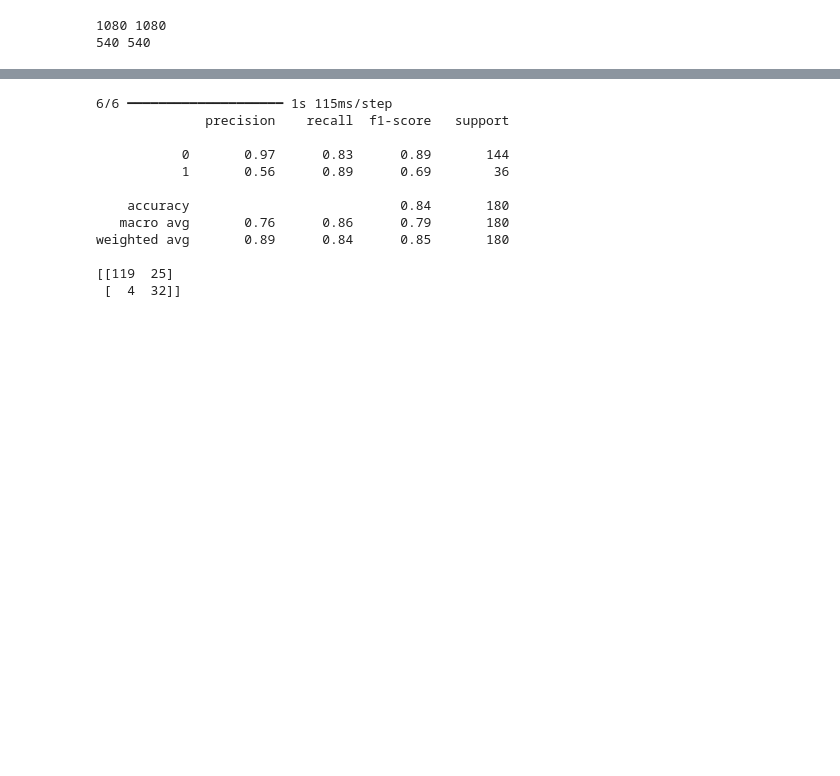
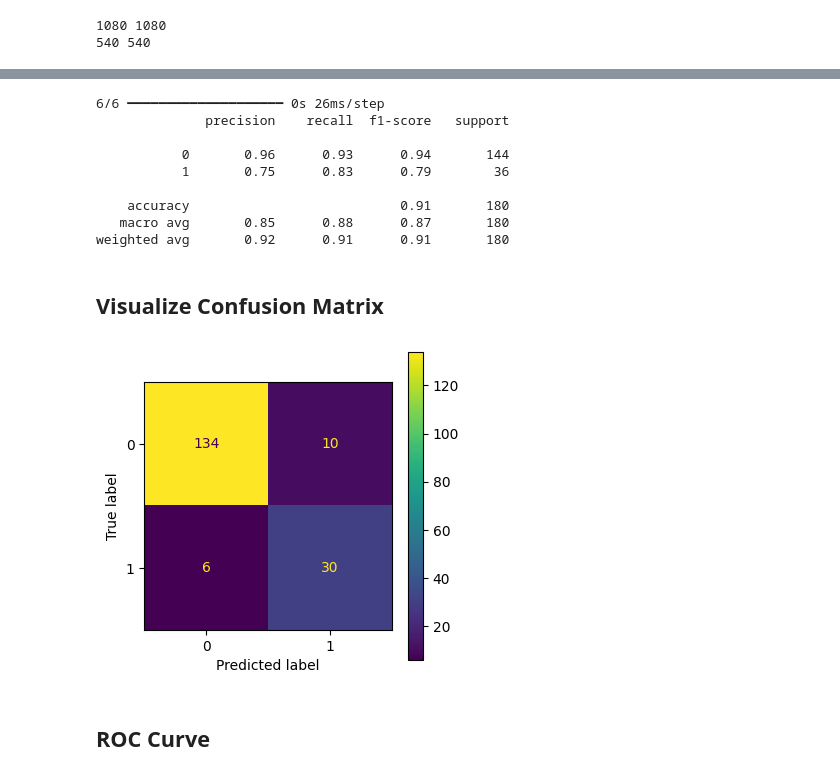
Before and after one commit to noahk587/Brain-Tumor-Detection, a Jupyter notebook: Gils model.ipynb, the cells around one changed output, grey strips where cells are left out. Cells and saved outputs as stored; diff of their text form; code cells hidden in the pictures; blank space fills up the shorter version.

Commit message:
Using a seed, update metrics section

```diff
--- a/Gils model.ipynb
+++ b/Gils model.ipynb
@@ -23,6 +31,6 @@ from sklearn.model_selection import train_test_split
 # %%
-healthy_filepath = "/kaggle/input/brian-tumor-dataset/Brain Tumor Data Set/Brain Tumor Data Set/Healthy"
-unhealthy_filepath = "/kaggle/input/brian-tumor-dataset/Brain Tumor Data Set/Brain Tumor Data Set/Brain Tumor"
+healthy_filepath = "archive/Brain Tumor Data Set/Brain Tumor Data Set/Healthy"
+unhealthy_filepath = "archive/Brain Tumor Data Set/Brain Tumor Data Set/Brain Tumor"
 
 healthy_count = len(os.listdir(healthy_filepath))
 unhealthy_count = len(os.listdir(unhealthy_filepath))
@@ -184,24 +193,30 @@ Epoch 20/20
 # %%
-import numpy as np
-from sklearn.metrics import classification_report, confusion_matrix
-
 # Predict on the test set
 y_pred = model.predict(X_test)
-y_pred = np.round(y_pred).astype(int)  # Convert probabilities to binary predictions
+y_pred_round = np.round(y_pred).astype(int)  # Convert probabilities to binary predictions
 
 # Generate classification report and confusion matrix
-print(classification_report(y_test, y_pred))
-print(confusion_matrix(y_test, y_pred))
+print(classification_report(y_test, y_pred_round))
+confusionMatrix = confusion_matrix(y_test, y_pred_round)
 # %% [output]
-6/6 ━━━━━━━━━━━━━━━━━━━━ 1s 115ms/step
+6/6 ━━━━━━━━━━━━━━━━━━━━ 0s 26ms/step
               precision    recall  f1-score   support
 
-           0       0.97      0.83      0.89       144
-           1       0.56      0.89      0.69        36
+           0       0.96      0.93      0.94       144
+           1       0.75      0.83      0.79        36
 
-    accuracy                           0.84       180
-   macro avg       0.76      0.86      0.79       180
-weighted avg       0.89      0.84      0.85       180
-
-[[119  25]
- [  4  32]]
+    accuracy                           0.91       180
+   macro avg       0.85      0.88      0.87       180
+weighted avg       0.92      0.91      0.91       180
+# %% [markdown]
+## Visualize Confusion Matrix
+# %%
+# plot the confusion matrix
+confusionMatrixPlot = ConfusionMatrixDisplay(confusion_matrix = confusionMatrix)
+plt.figure(figsize=(4, 4))
+confusionMatrixPlot.plot(ax=plt.gca())
+plt.show()
+# %% [output]
+[figure, added]
+# %% [markdown]
+## ROC Curve
```
Also changed, not shown: parts of 15 cells of this notebook.
